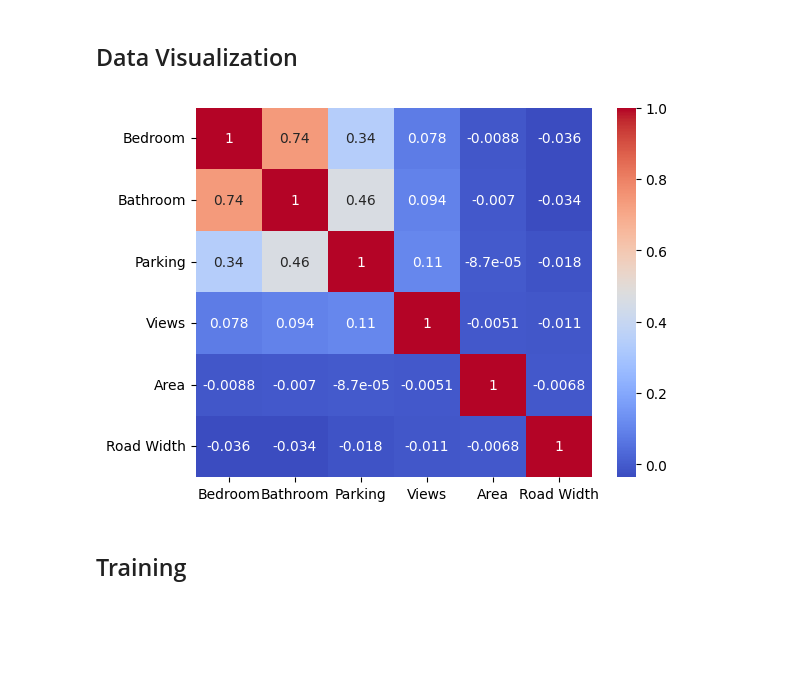
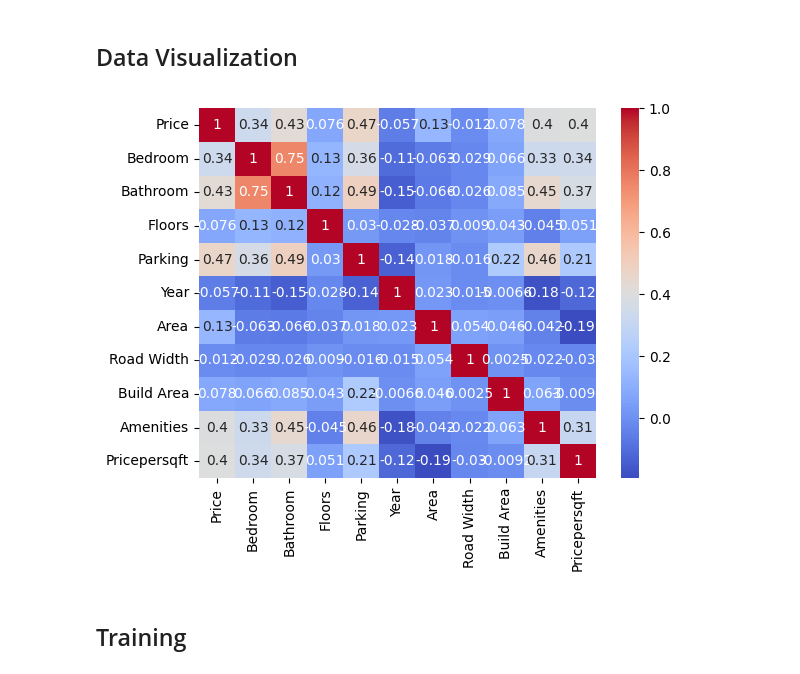
Before and after one commit to thenaivekid/House-Price-Prediction, a Jupyter notebook: housingPricePrediction.ipynb, the cells around one changed output. Cells and saved outputs as stored; diff of their text form; code cells hidden in the pictures; blank space fills up the shorter version.

Commit message:
update: clean data used in dev

```diff
--- a/housingPricePrediction.ipynb
+++ b/housingPricePrediction.ipynb
@@ -17,6 +14,6 @@ The tensorboard extension is already loaded. To reload it, use:
 # for tracking
 from tensorflow.keras.callbacks import TensorBoard
 # %%
-df = pd.read_csv('2020-4-27.csv')
+df = pd.read_csv('clean_data.csv')
 df.head()
 # %% [output]
@@ -185,13 +182,13 @@ X_scaled = pd.DataFrame(X_scaled)
 ## Data Visualization
 # %%
 # Calculate the correlation matrix
-corr_matrix = X_1.corr()
+corr_matrix = df.corr()
 
 # Visualize the correlation matrix using a heatmap
 sns.heatmap(corr_matrix, annot=True, cmap='coolwarm')
 plt.show()
 # %% [output]
-[figure, old version]
+[figure, new version]
 # %%
 # # histogram plots
 # fig, axs = plt.subplots(X_1.shape[1], figsize=(5, 40))
```
Also changed, not shown: parts of 20 cells of this notebook, 1 other file.
